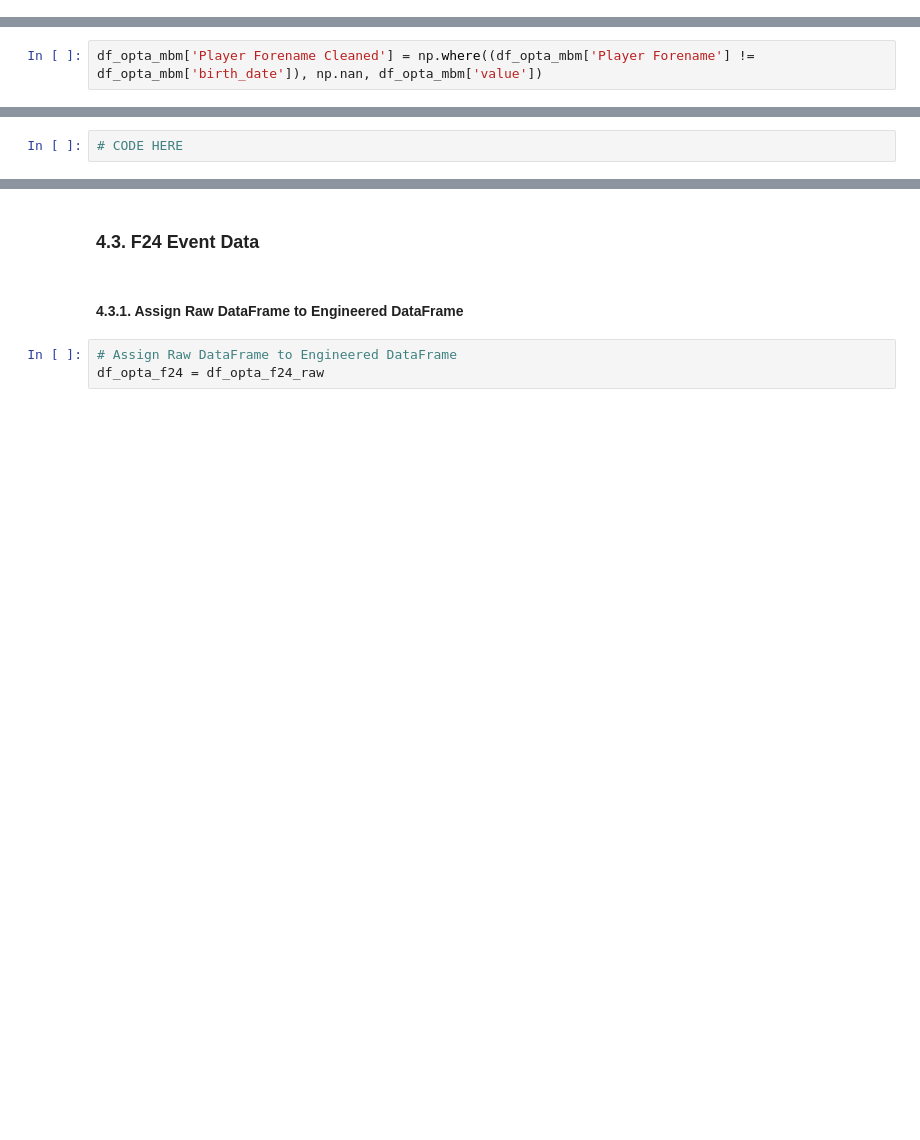
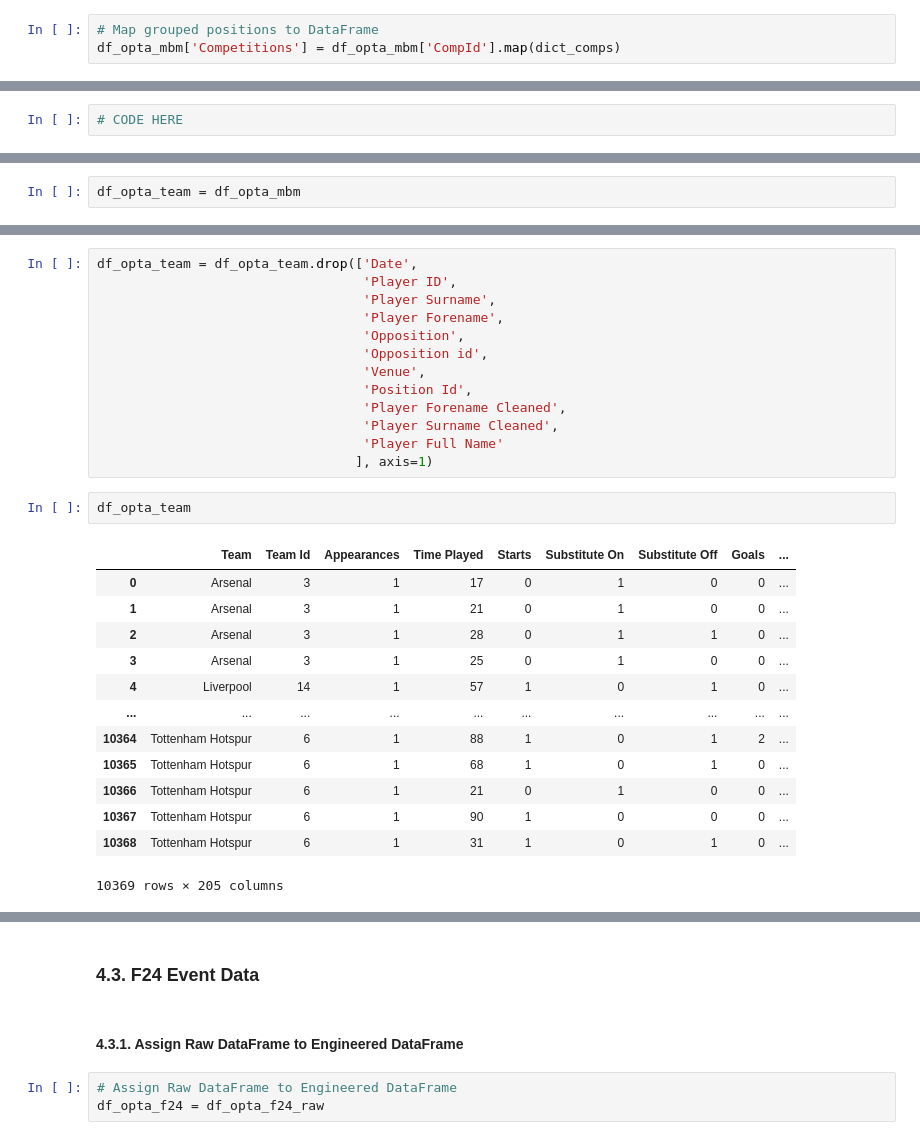
Before and after one commit to 7rao/football_analytics, a Jupyter notebook: notebooks/B) Data Engineering/Opta #mcfcanalytics PL 2011-2012.ipynb, the cells around one changed output, grey strips where cells are left out. Saved outputs shown, nothing was run; the diff lists cells and outputs as text; blank space fills up the shorter version.

```diff
--- a/notebooks/B) Data Engineering/Opta #mcfcanalytics PL 2011-2012.ipynb
+++ b/notebooks/B) Data Engineering/Opta #mcfcanalytics PL 2011-2012.ipynb
@@ -985,0 +964,3 @@ df_opta_mbm = df_opta_mbm_raw
+# %%
+# Map grouped positions to DataFrame
+df_opta_mbm['Competitions'] = df_opta_mbm['CompId'].map(dict_comps)
@@ -1029,2 +989,0 @@ df_opta_mbm['Player Surname'].str.split(" ", 1, expand=True)
-# %%
-df_opta_mbm['Player Forename Cleaned'] = np.where((df_opta_mbm['Player Forename'] != df_opta_mbm['birth_date']), np.nan, df_opta_mbm['value'])
@@ -1073,0 +994,2 @@ df_opta_mbm_raw.head()
+# %%
+df_opta_team = df_opta_mbm
@@ -1073,0 +1018,29 @@ df_opta_mbm_raw.head()
+# %%
+df_opta_team = df_opta_team.drop(['Date',
+                                  'Player ID',
+                                  'Player Surname',
+                                  'Player Forename',
+                                  'Opposition',
+                                  'Opposition id',
+                                  'Venue',
+                                  'Position Id',
+                                  'Player Forename Cleaned',
+                                  'Player Surname Cleaned',
+                                  'Player Full Name'
+                                 ], axis=1)
+# %%
+df_opta_team
+# %% [output]
+|  | Team | Team Id | Appearances | Time Played | Starts | Substitute On | Substitute Off | Goals | ... |
+| 0 | Arsenal | 3 | 1 | 17 | 0 | 1 | 0 | 0 | ... |
+| 1 | Arsenal | 3 | 1 | 21 | 0 | 1 | 0 | 0 | ... |
+| 2 | Arsenal | 3 | 1 | 28 | 0 | 1 | 1 | 0 | ... |
+| 3 | Arsenal | 3 | 1 | 25 | 0 | 1 | 0 | 0 | ... |
+| 4 | Liverpool | 14 | 1 | 57 | 1 | 0 | 1 | 0 | ... |
+| ... | ... | ... | ... | ... | ... | ... | ... | ... | ... |
+| 10364 | Tottenham Hotspur | 6 | 1 | 88 | 1 | 0 | 1 | 2 | ... |
+| 10365 | Tottenham Hotspur | 6 | 1 | 68 | 1 | 0 | 1 | 0 | ... |
+| 10366 | Tottenham Hotspur | 6 | 1 | 21 | 0 | 1 | 0 | 0 | ... |
+| 10367 | Tottenham Hotspur | 6 | 1 | 90 | 1 | 0 | 0 | 0 | ... |
+| 10368 | Tottenham Hotspur | 6 | 1 | 31 | 1 | 0 | 1 | 0 | ... |
+10369 rows × 205 columns
```
Also changed, not shown: parts of 43 cells of this notebook.
